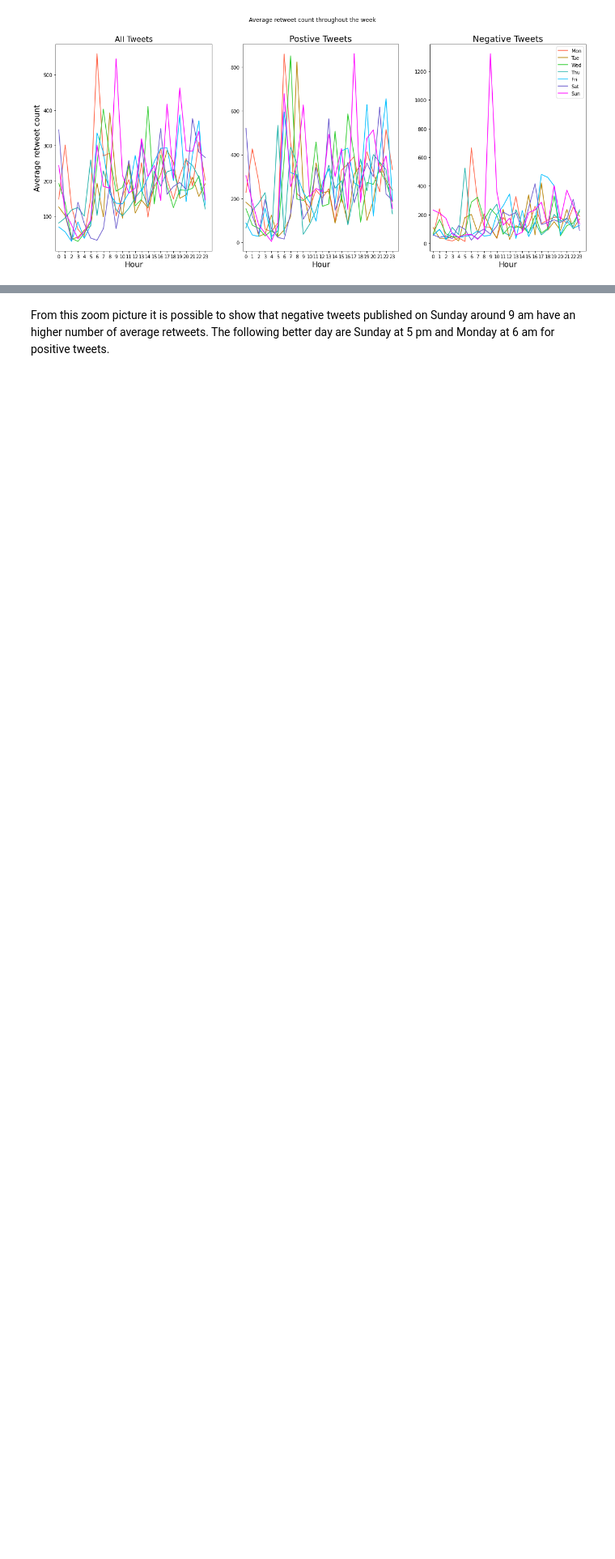
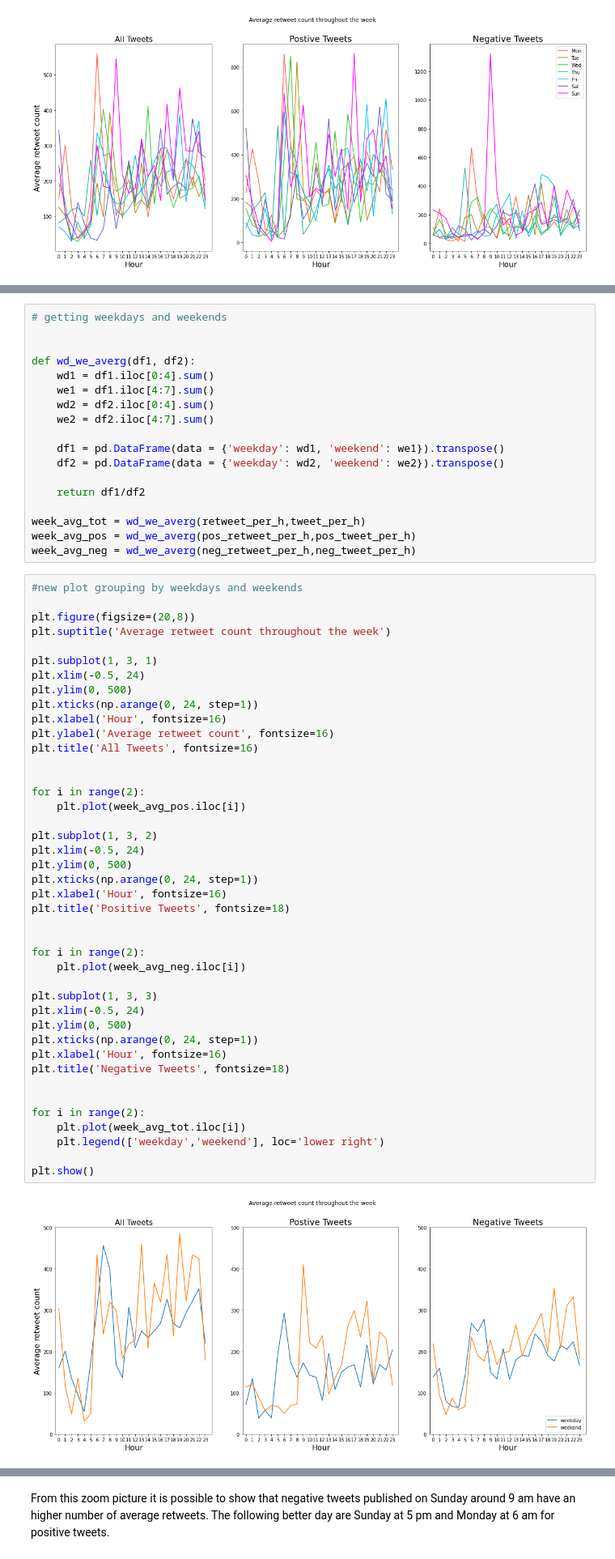
Before and after one commit to epfl-ada/ada-2020-project-milestone-p3-p3_musetti-adaletti, a Jupyter notebook: Creative_extension_analysis.ipynb, the cells around one changed output, grey strips where cells are left out. Shown at 81% size. Cells and saved outputs as stored; diff of their text form; blank space fills up the shorter version.

```diff
--- a/Creative_extension_analysis.ipynb
+++ b/Creative_extension_analysis.ipynb
@@ -918,3 +952,65 @@ The plots above are a bit messy, however if we apply threshould (doing a focus i
+# %%
+# getting weekdays and weekends
+
+
+def wd_we_averg(df1, df2):
+    wd1 = df1.iloc[0:4].sum()
+    we1 = df1.iloc[4:7].sum()
+    wd2 = df2.iloc[0:4].sum()
+    we2 = df2.iloc[4:7].sum()
+
+    df1 = pd.DataFrame(data = {'weekday': wd1, 'weekend': we1}).transpose()
+    df2 = pd.DataFrame(data = {'weekday': wd2, 'weekend': we2}).transpose()
+
+    return df1/df2
+
+week_avg_tot = wd_we_averg(retweet_per_h,tweet_per_h)
+week_avg_pos = wd_we_averg(pos_retweet_per_h,pos_tweet_per_h)
+week_avg_neg = wd_we_averg(neg_retweet_per_h,neg_tweet_per_h)
+# %%
+#new plot grouping by weekdays and weekends
+
+plt.figure(figsize=(20,8))
+plt.suptitle('Average retweet count throughout the week')
+
+plt.subplot(1, 3, 1)
+plt.xlim(-0.5, 24)
+plt.ylim(0, 500)
+plt.xticks(np.arange(0, 24, step=1))
+plt.xlabel('Hour', fontsize=16)
+plt.ylabel('Average retweet count', fontsize=16)
+plt.title('All Tweets', fontsize=16)
+
+
+for i in range(2):
+    plt.plot(week_avg_pos.iloc[i])
+
+plt.subplot(1, 3, 2)
+plt.xlim(-0.5, 24)
+plt.ylim(0, 500)
+plt.xticks(np.arange(0, 24, step=1))
+plt.xlabel('Hour', fontsize=16)
+plt.title('Positive Tweets', fontsize=18)
+
+
+for i in range(2):
+    plt.plot(week_avg_neg.iloc[i])
+
+plt.subplot(1, 3, 3)
+plt.xlim(-0.5, 24)
+plt.ylim(0, 500)
+plt.xticks(np.arange(0, 24, step=1))
+plt.xlabel('Hour', fontsize=16)
+plt.title('Negative Tweets', fontsize=18)
+
+
+for i in range(2):
+    plt.plot(week_avg_tot.iloc[i])
+    plt.legend(['weekday','weekend'], loc='lower right')
+
+plt.show()
+# %% [output]
+[figure, added]
 # %%
 # same plot of before but doing a focus in the plots
 
```
Also changed, not shown: parts of 11 cells of this notebook.
